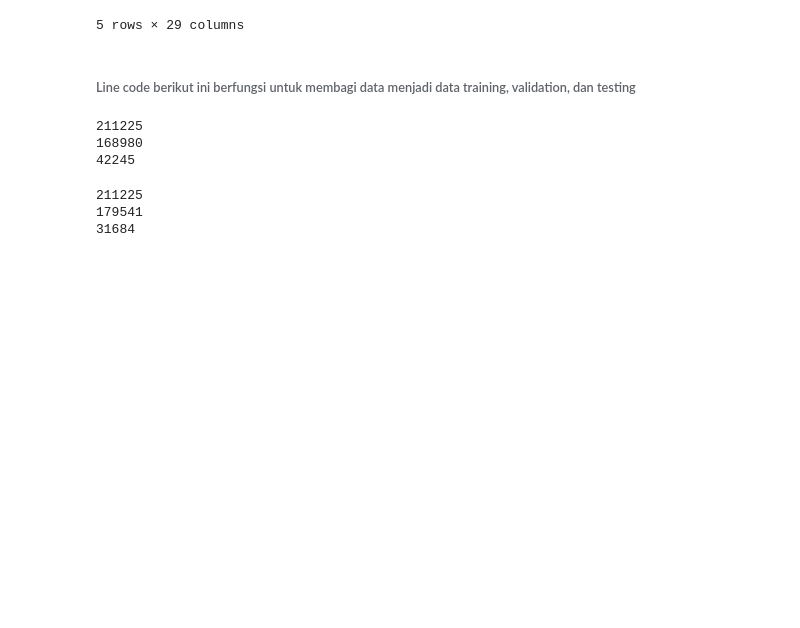
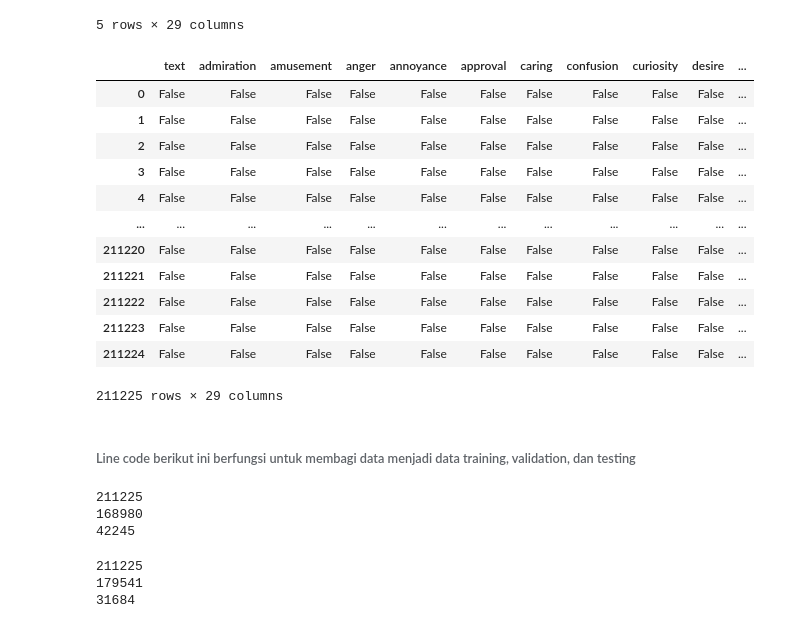
Before and after one commit to romaulisiagian/ABC-Multi-label-Emotion-Classification, a Jupyter notebook: Preprocessing.ipynb, the cells around one changed output. Drawn from its saved outputs; the diff is of its cells as text; code cells hidden in the pictures; blank space fills up the shorter version.

```diff
--- a/Preprocessing.ipynb
+++ b/Preprocessing.ipynb
@@ -83,6 +120,23 @@ transformed_data.head()
 | 3 | Man I love reddit. | 0 | 0 | 0 | 0 | 0 | 0 | 0 | 0 | 0 | ... |
 | 4 | [NAME] was nowhere near them, he ... | 0 | 0 | 0 | 0 | 0 | 0 | 0 | 0 | 0 | ... |
 5 rows × 29 columns
+# %%
+# periksa apakah ada data yang kosong
+transformed_data.isna()
+# %% [output]
+|  | text | admiration | amusement | anger | annoyance | approval | caring | confusion | curiosity | desire | ... |
+| 0 | False | False | False | False | False | False | False | False | False | False | ... |
+| 1 | False | False | False | False | False | False | False | False | False | False | ... |
+| 2 | False | False | False | False | False | False | False | False | False | False | ... |
+| 3 | False | False | False | False | False | False | False | False | False | False | ... |
+| 4 | False | False | False | False | False | False | False | False | False | False | ... |
+| ... | ... | ... | ... | ... | ... | ... | ... | ... | ... | ... | ... |
+| 211220 | False | False | False | False | False | False | False | False | False | False | ... |
+| 211221 | False | False | False | False | False | False | False | False | False | False | ... |
+| 211222 | False | False | False | False | False | False | False | False | False | False | ... |
+| 211223 | False | False | False | False | False | False | False | False | False | False | ... |
+| 211224 | False | False | False | False | False | False | False | False | False | False | ... |
+211225 rows × 29 columns
 # %% [markdown]
 ###### Line code berikut ini berfungsi untuk membagi data menjadi data training, validation, dan testing
 # %%
```
Also changed, not shown: parts of 56 cells of this notebook, 7 other files.
